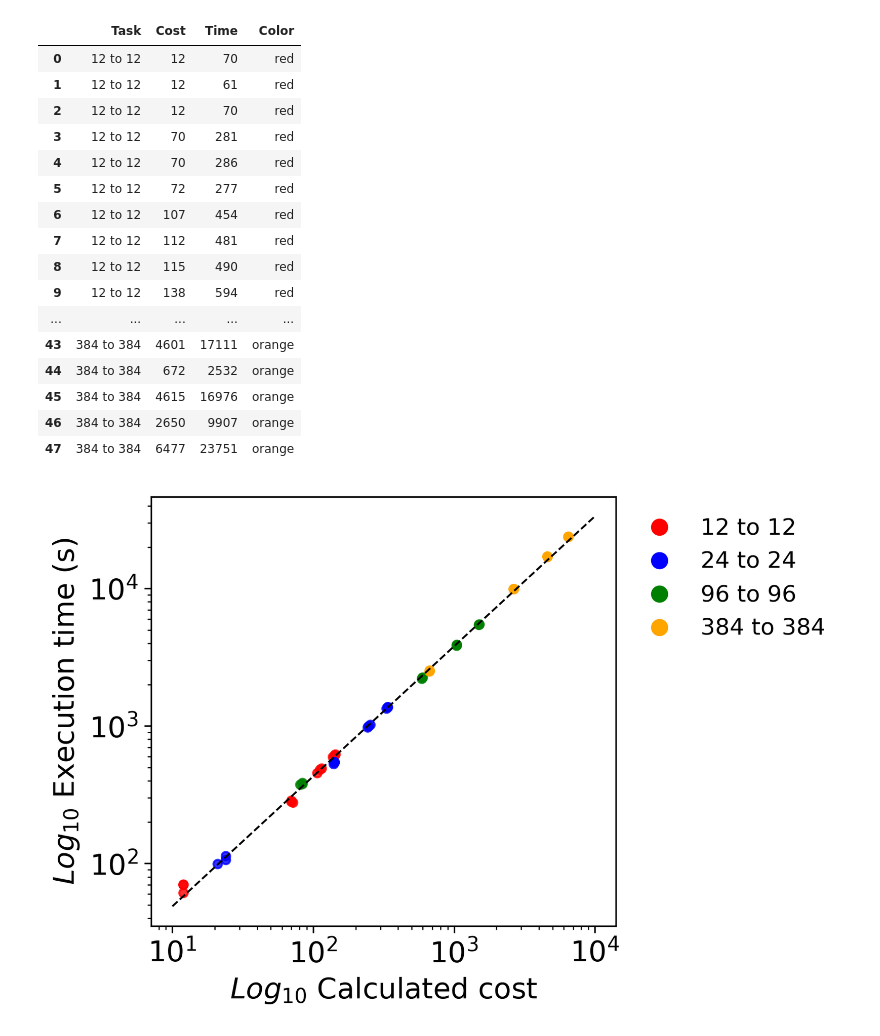
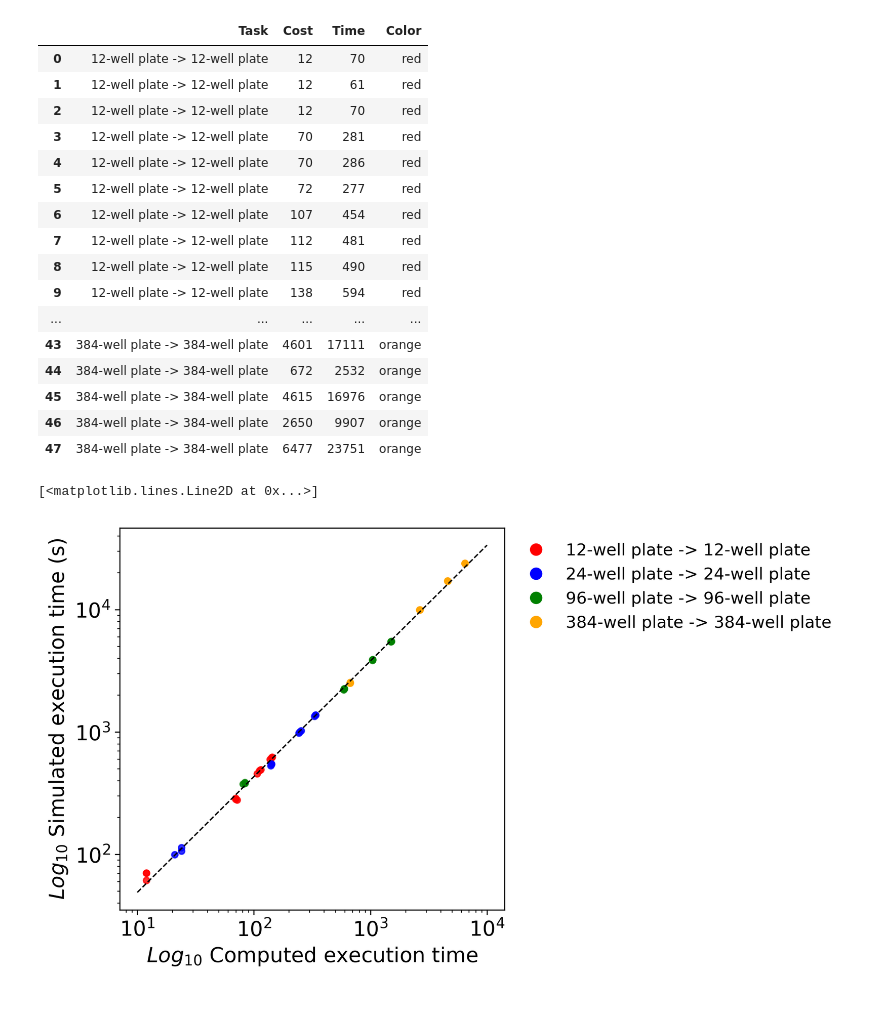
Before and after one commit to wuRoy/CVRP_pipette_scheduling, a Jupyter notebook: notebooks/plot_cost_running_time.ipynb, the cells around one changed output. Drawn from its saved outputs; the diff is of its cells as text; code cells hidden in the pictures; blank space fills up the shorter version.

Commit message:
update the notebooks for plotting

```diff
--- a/notebooks/plot_cost_running_time.ipynb
+++ b/notebooks/plot_cost_running_time.ipynb
@@ -4,10 +4,12 @@ import matplotlib.pyplot as plt
 import pandas as pd
 # %%
 df = pd.read_csv('../analysis/cost_analysis/running_time/cost_running_time.csv',dtype={'Task': str})
+df['Task'] = df['Task'].replace({"12 to 12": "12-well plate -> 12-well plate","24 to 24": "24-well plate -> 24-well plate", "96 to 96": "96-well plate -> 96-well plate", "384 to 384": "384-well plate -> 384-well plate"})
 # transfer Task to color
 tasks = df['Task'].unique()
 # create a color map
-color_map = {"12 to 12": "red", "24 to 24": "blue", "96 to 96": "green", "384 to 384": "orange"}
+color_map = {"12-well plate -> 12-well plate": "red", "24-well plate -> 24-well plate": "blue", "96-well plate -> 96-well plate": "green", "384-well plate -> 384-well plate": "orange"}
+#color_map = {"12 to 12": "red", "24 to 24": "blue", "96 to 96": "green", "384 to 384": "orange"}
 # add additional column
 # %%
 # add a new column to the dataframe
@@ -16,62 +19,47 @@ df['Color'] = df['Task'].map(color_map)
 df
 # %% [output]
 |  | Task | Cost | Time | Color |
-| 0 | 12 to 12 | 12 | 70 | red |
-| 1 | 12 to 12 | 12 | 61 | red |
-| 2 | 12 to 12 | 12 | 70 | red |
-| 3 | 12 to 12 | 70 | 281 | red |
-| 4 | 12 to 12 | 70 | 286 | red |
-| 5 | 12 to 12 | 72 | 277 | red |
-| 6 | 12 to 12 | 107 | 454 | red |
-| 7 | 12 to 12 | 112 | 481 | red |
-| 8 | 12 to 12 | 115 | 490 | red |
-| 9 | 12 to 12 | 138 | 594 | red |
+| 0 | 12-well plate -> 12-well plate | 12 | 70 | red |
+| 1 | 12-well plate -> 12-well plate | 12 | 61 | red |
+| 2 | 12-well plate -> 12-well plate | 12 | 70 | red |
+| 3 | 12-well plate -> 12-well plate | 70 | 281 | red |
+| 4 | 12-well plate -> 12-well plate | 70 | 286 | red |
+| 5 | 12-well plate -> 12-well plate | 72 | 277 | red |
+| 6 | 12-well plate -> 12-well plate | 107 | 454 | red |
+| 7 | 12-well plate -> 12-well plate | 112 | 481 | red |
+| 8 | 12-well plate -> 12-well plate | 115 | 490 | red |
+| 9 | 12-well plate -> 12-well plate | 138 | 594 | red |
 | ... | ... | ... | ... | ... |
-| 43 | 384 to 384 | 4601 | 17111 | orange |
-| 44 | 384 to 384 | 672 | 2532 | orange |
-| 45 | 384 to 384 | 4615 | 16976 | orange |
-| 46 | 384 to 384 | 2650 | 9907 | orange |
-| 47 | 384 to 384 | 6477 | 23751 | orange |
+| 43 | 384-well plate -> 384-well plate | 4601 | 17111 | orange |
+| 44 | 384-well plate -> 384-well plate | 672 | 2532 | orange |
+| 45 | 384-well plate -> 384-well plate | 4615 | 16976 | orange |
+| 46 | 384-well plate -> 384-well plate | 2650 | 9907 | orange |
+| 47 | 384-well plate -> 384-well plate | 6477 | 23751 | orange |
 # %%
 # plot Time and Cost, label the color of the dot with the Task which are strings
-fig, ax = plt.subplots(figsize=(6, 4), dpi=300)
+fig, ax = plt.subplots(figsize=(5, 5), dpi=300)
 
 ax.scatter(df['Cost'], df['Time'], c=df['Color'], alpha=0.8,s=20)
 
 #ax.set_title('Time vs Cost')
 # add a legend
 legend_labels = {task: color for task, color in color_map.items()}
 handles = [plt.Line2D([0], [0], marker='o', color='w', label=task, markerfacecolor=color, markersize=10) for task, color in legend_labels.items()]
 ax.legend(handles=handles,loc='upper left', bbox_to_anchor=(1, 1),frameon=False, fontsize=12)
 # use log scale for y axis
 ax.set_yscale('log')
 ax.set_xscale('log')
-ax.set_xlabel('$Log_{10}$ Calculated cost', fontsize=15)
-ax.set_ylabel('$Log_{10}$ Execution time (s)', fontsize=15)
+ax.set_xlabel('$Log_{10}$ Computed execution time', fontsize=15)
+ax.set_ylabel('$Log_{10}$ Simulated execution time (s)', fontsize=15)
+
 # set the ticks size
 ax.tick_params(axis='both', which='major', labelsize=15)
 # add a trend line
 z = np.polyfit(np.log10(df['Cost']), np.log10(df['Time']), 1)
 p = np.poly1d(z)
 x = np.linspace(0, 10000, 1000)
 y = 10**p(np.log10(x))
 ax.plot(x, y, color='black', linewidth=1, linestyle='--')
-
-
-# remove the frame of the label
-#ax.spines['top'].set_visible(False)
-#ax.spines['right'].set_visible(False)
-# add a zoomed in plot
-#axins = ax.inset_axes([0.15, 0.65, 0.3, 0.3])  # [x, y, width, height]
-#axins.scatter(df['Cost'], df['Time'], c=df['Color'], alpha=0.8,s=15)
-#axins.set_xlim(-50, 800)
-#axins.set_ylim(-100, 3200)
-#axins.set_xlabel('Calculated cost')
-#axins.set_ylabel('Actual running time (s)')
-# set the ticks spacing
-#axins.xaxis.set_major_locator(plt.MaxNLocator(3))
-#axins.yaxis.set_major_locator(plt.MaxNLocator(3))
-#ax.indicate_inset_zoom(axins, edgecolor="black", linewidth=1.5)
-plt.tight_layout()
 # %% [output]
+[<matplotlib.lines.Line2D at 0x...>]
-[figure, old version]
+[figure, new version]
```
Also changed, not shown: parts of 1 cell of this notebook, 3 other files.
